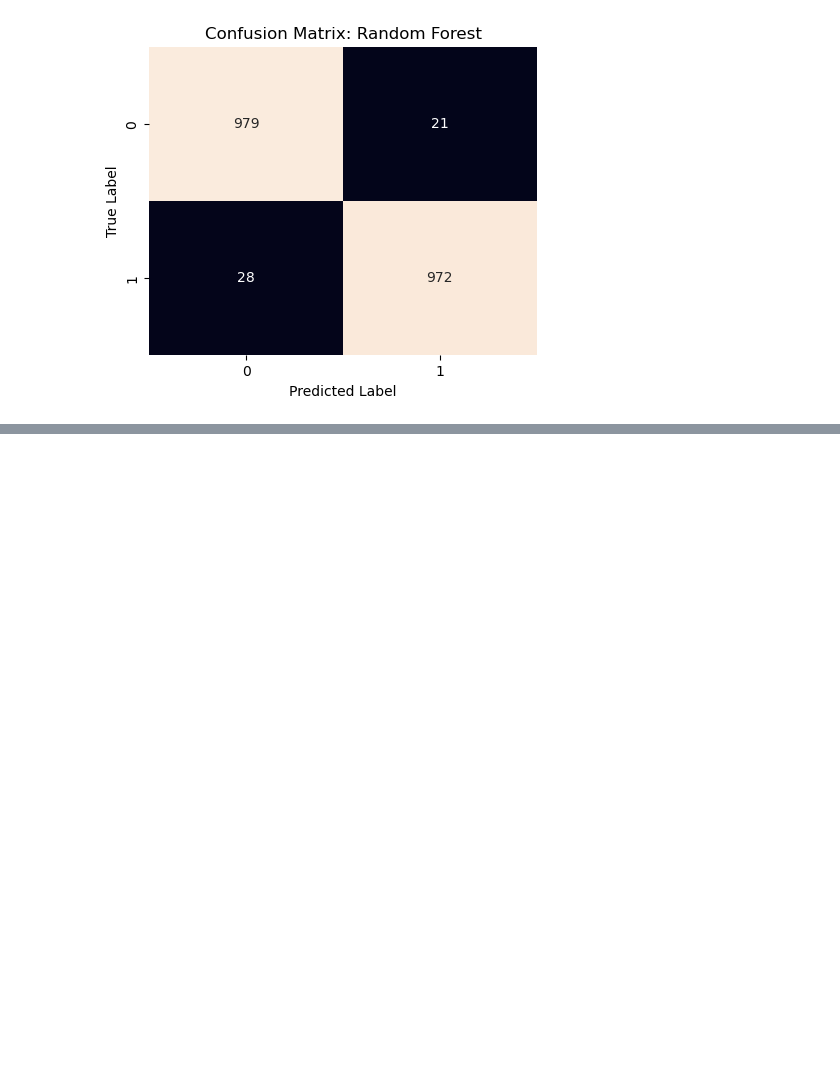
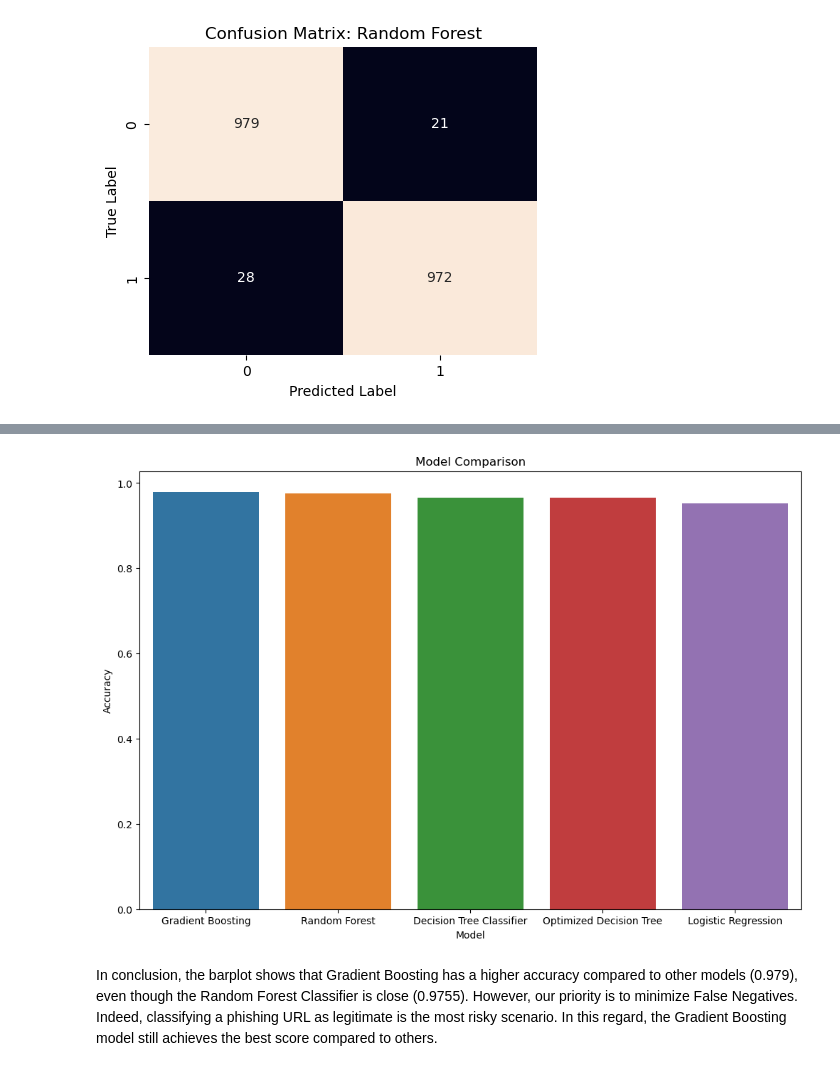
Before and after one commit to limeen298/Projet-Machine-Learning, a Jupyter notebook: Data_analysis.ipynb, the cells around one changed output, grey strips where cells are left out. Saved outputs shown, nothing was run; the diff lists cells and outputs as text; code cells hidden in the pictures; blank space fills up the shorter version.

```diff
--- a/Data_analysis.ipynb
+++ b/Data_analysis.ipynb
@@ -230,9 +221,10 @@ GridSearchCV(cv=2,
                          'min_samples_split': [2, 5, 10]},
              scoring='f1', verbose=1)
 # %%
-bestTree=grid_search_tree.best_estimator_
-y_pred=bestTree.predict(X_test)
-print(classification_report(y_test, y_pred))
+#Displaying the results obtained
+bestTree_GdT=grid_search_tree.best_estimator_
+y_pred_GdT=bestTree_GdT.predict(X_test)
+print(classification_report(y_test, y_pred_GdT))
 # %% [output]
               precision    recall  f1-score   support
 
@@ -303,0 +336,22 @@ plt.show()
+# %%
+#Importing the results on 'models'
+models = pd.DataFrame({
+    'Model': ['Logistic Regression', 'Decision Tree Classifier' ,'Optimized Decision Tree', 'Random Forest', 'Gradient Boosting'],
+    'Accuracy': [
+        accuracy_score(y_test, y_pred_lr),
+        accuracy_score(y_test, y_pred_DT),
+        accuracy_score(y_test, y_pred_GdT),
+        accuracy_score(y_test, y_pred_RFC),
+        accuracy_score(y_test, y_pred_GB)
+    ]
+})
+# %%
+#Plotting a barplot to compare all the models
+plt.figure(figsize=(12,8))
+sns.barplot(y='Accuracy', x='Model', data=models.sort_values(by='Accuracy', ascending=False)) #sorting the values to make the reading easier
+plt.title('Model Comparison')
+plt.show()
+# %% [output]
+[figure, added]
+# %% [markdown]
+In conclusion, the barplot shows that Gradient Boosting has a higher accuracy compared to other models (0.979), even though the Random Forest Classifier is close (0.9755). However, our priority is to minimize False Negatives. Indeed, classifying a phishing URL as legitimate is the most risky scenario. In this regard, the Gradient Boosting model still achieves the best score compared to others.
```
Also changed, not shown: parts of 51 cells of this notebook.
